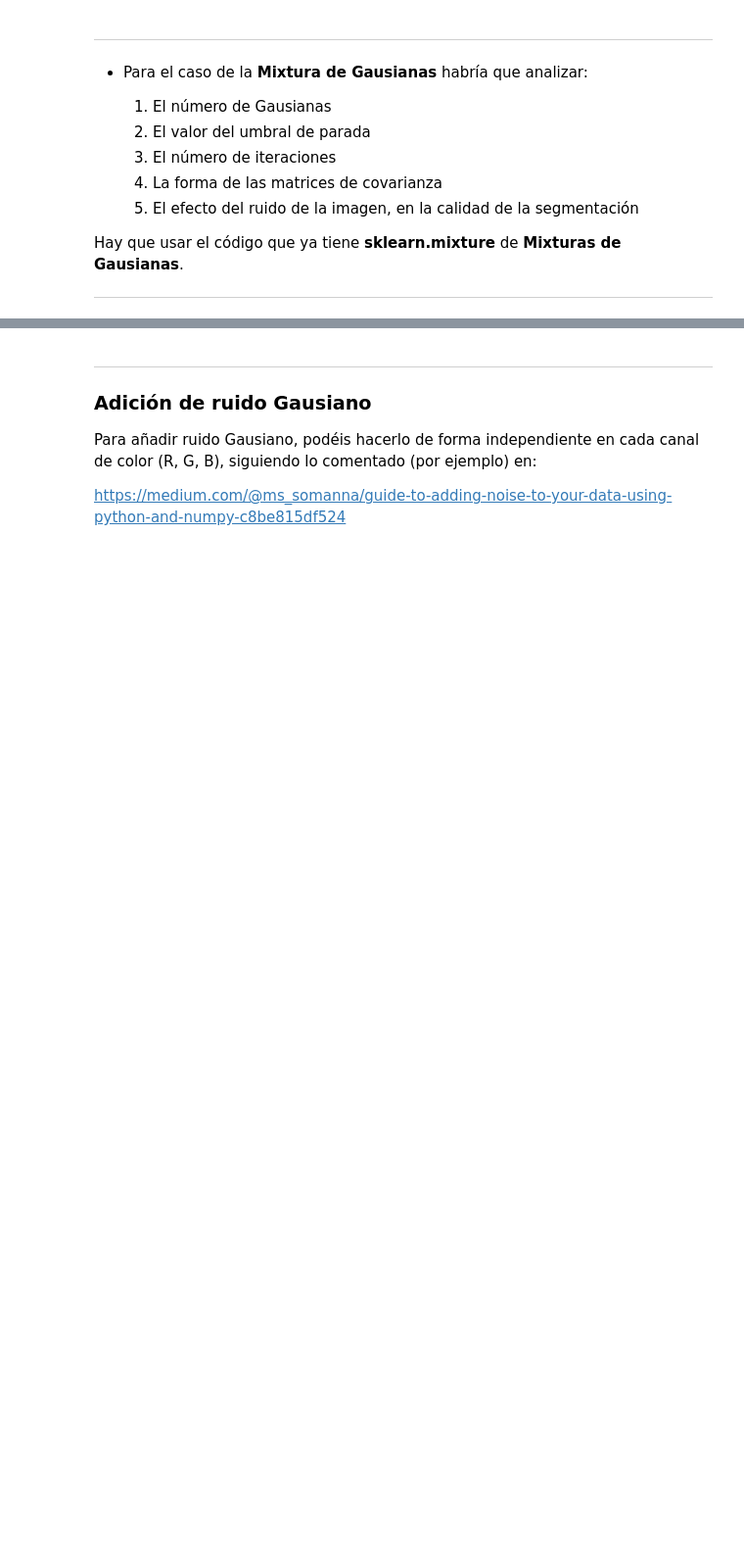
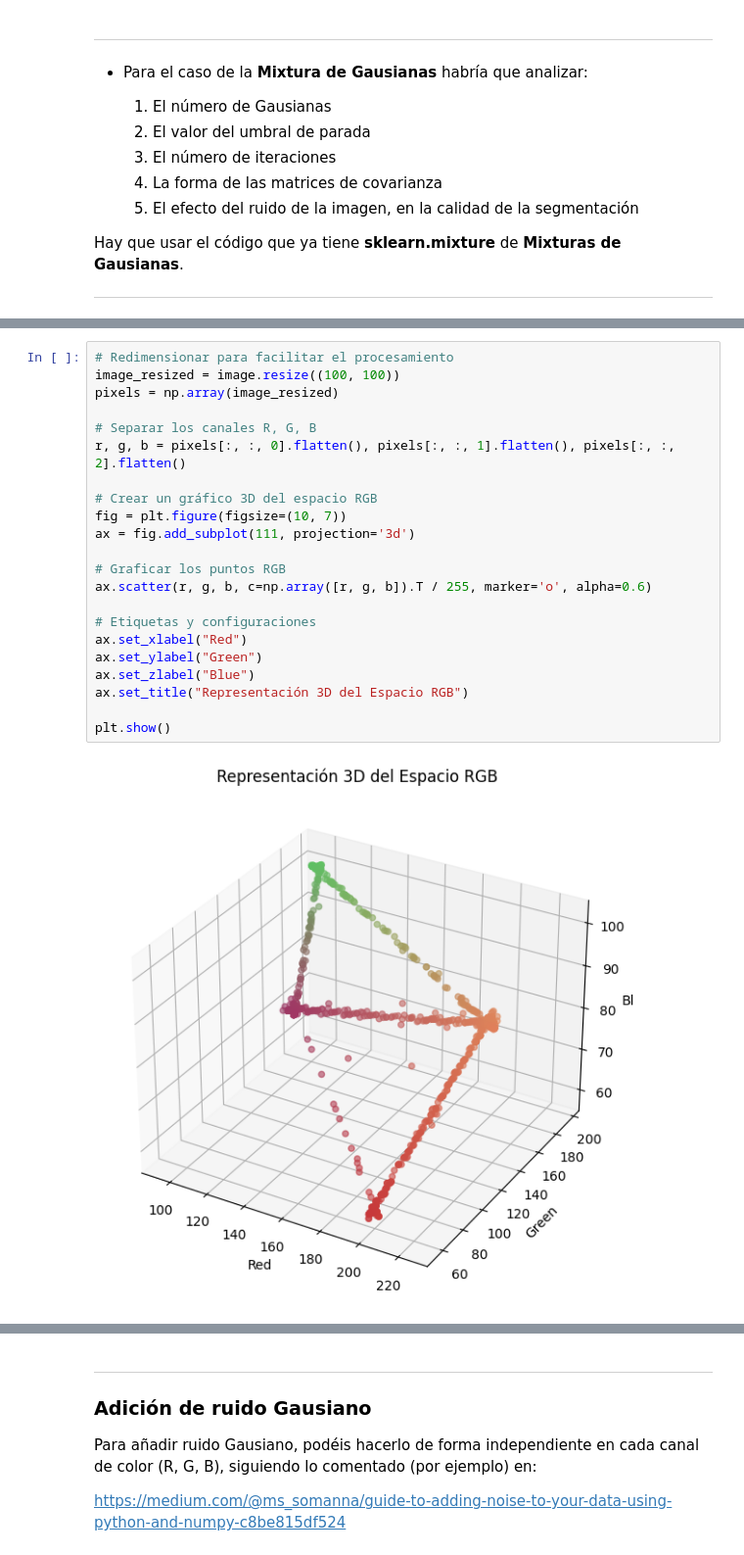
Before and after one commit to Urbii22/Sistemas-Inteligentes, a Jupyter notebook: Practica3-EM-SegmentacionImagenes-VEstudiantes-Curso-2024-2025/Practica3-EM-Sistemas-Inteligentes-VEstudiantes-Curso-2024-2025.ipynb, the cells around one changed output, grey strips where cells are left out. Shown at 98% size. Drawn from its saved outputs; the diff is of its cells as text; blank space fills up the shorter version.

```diff
--- a/Practica3-EM-SegmentacionImagenes-VEstudiantes-Curso-2024-2025/Practica3-EM-Sistemas-Inteligentes-VEstudiantes-Curso-2024-2025.ipynb
+++ b/Practica3-EM-SegmentacionImagenes-VEstudiantes-Curso-2024-2025/Practica3-EM-Sistemas-Inteligentes-VEstudiantes-Curso-2024-2025.ipynb
@@ -80,0 +99,24 @@ Hay que usar el código que ya tiene **sklearn.mixture** de **Mixturas de Gausia
+# %%
+# Redimensionar para facilitar el procesamiento
+image_resized = image.resize((100, 100))
+pixels = np.array(image_resized)
+
+# Separar los canales R, G, B
+r, g, b = pixels[:, :, 0].flatten(), pixels[:, :, 1].flatten(), pixels[:, :, 2].flatten()
+
+# Crear un gráfico 3D del espacio RGB
+fig = plt.figure(figsize=(10, 7))
+ax = fig.add_subplot(111, projection='3d')
+
+# Graficar los puntos RGB
+ax.scatter(r, g, b, c=np.array([r, g, b]).T / 255, marker='o', alpha=0.6)
+
+# Etiquetas y configuraciones
+ax.set_xlabel("Red")
+ax.set_ylabel("Green")
+ax.set_zlabel("Blue")
+ax.set_title("Representación 3D del Espacio RGB")
+
+plt.show()
+# %% [output]
+[figure, added]
```
Also changed, not shown: parts of 19 cells of this notebook, 1 other file.
